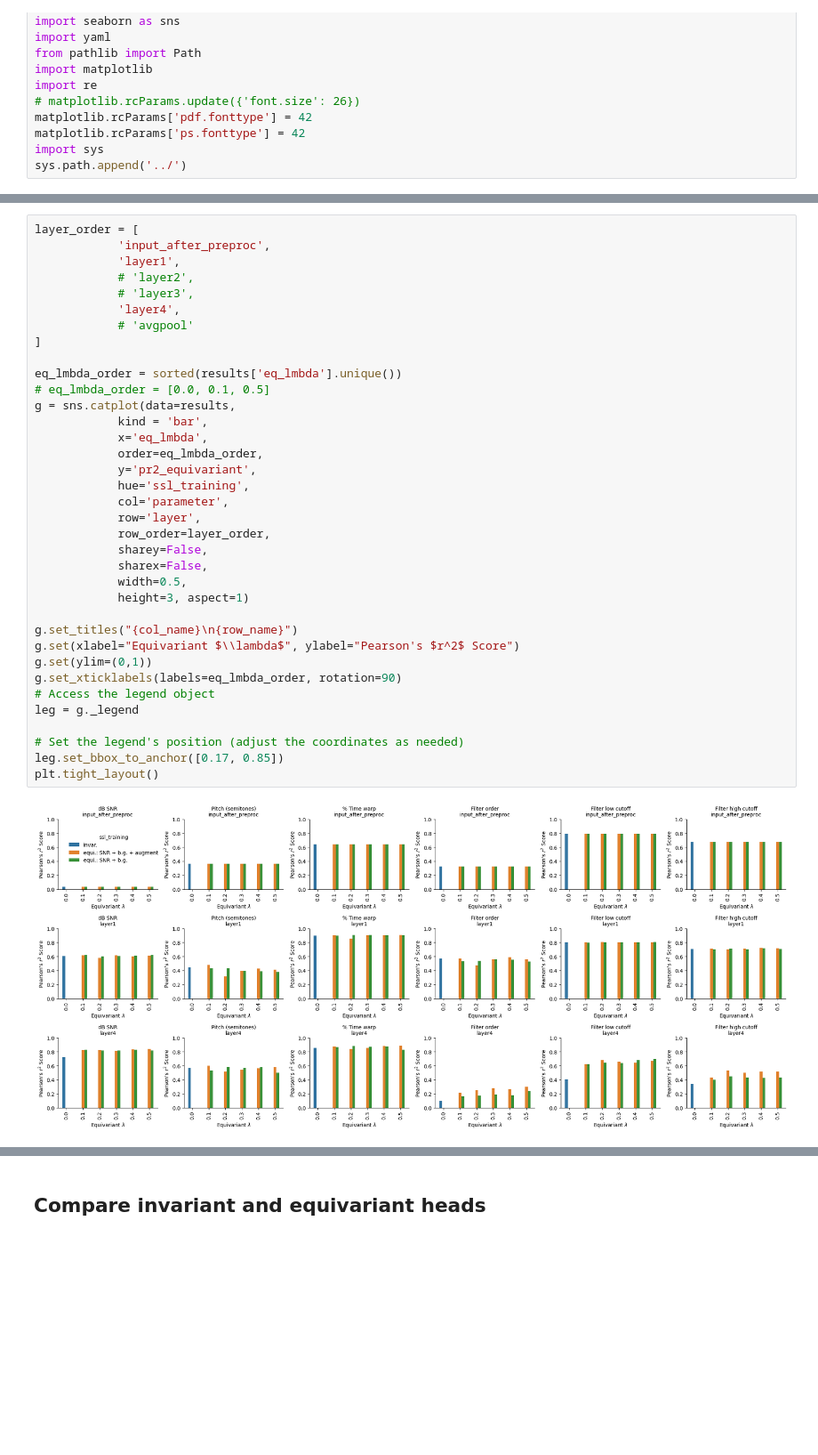
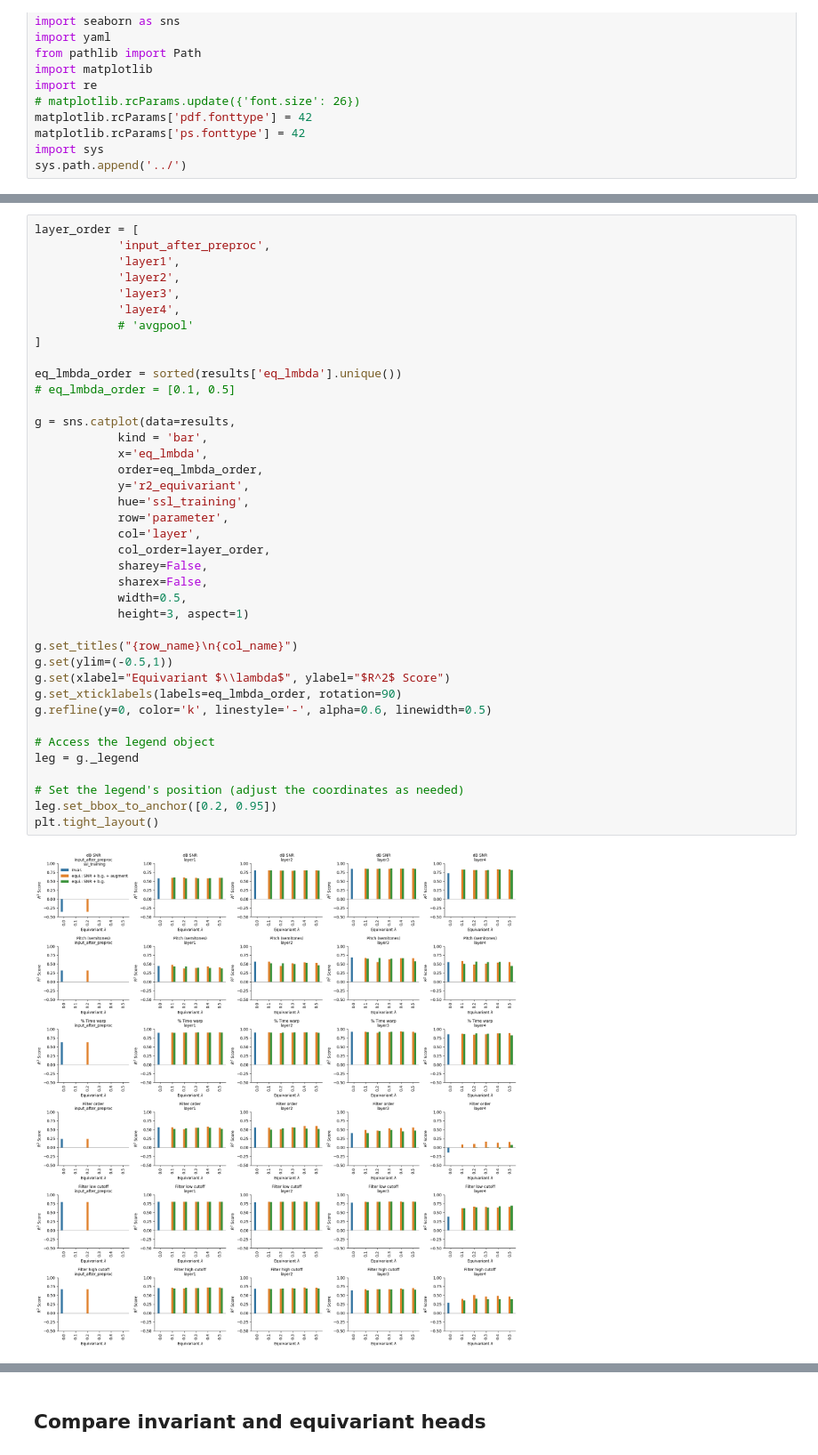
Before and after one commit to Feather-Lab/audio-ssl, a Jupyter notebook: notebooks/plot_parameter_decoding.ipynb, the cells around one changed output, grey strips where cells are left out. Shown at 89% size. Drawn from its saved outputs; the diff is of its cells as text; blank space fills up the shorter version.

```diff
--- a/notebooks/plot_parameter_decoding.ipynb
+++ b/notebooks/plot_parameter_decoding.ipynb
@@ -108,38 +184,41 @@ results[results.layer.str.contains('input') & (results.eq_lmbda.isin([0.1,0.5]))
 # %%
 layer_order = [
             'input_after_preproc',
             'layer1',
-            # 'layer2',
-            # 'layer3',
+            'layer2',
+            'layer3',
             'layer4',
             # 'avgpool'
 ]
 
 eq_lmbda_order = sorted(results['eq_lmbda'].unique())
-# eq_lmbda_order = [0.0, 0.1, 0.5]
+# eq_lmbda_order = [0.1, 0.5]
+
 g = sns.catplot(data=results,
             kind = 'bar',
             x='eq_lmbda',
             order=eq_lmbda_order,
-            y='pr2_equivariant',
+            y='r2_equivariant',
             hue='ssl_training',
-            col='parameter',
-            row='layer',
-            row_order=layer_order,
+            row='parameter',
+            col='layer',
+            col_order=layer_order,
             sharey=False,
             sharex=False,
             width=0.5,
             height=3, aspect=1)
 
-g.set_titles("{col_name}\n{row_name}")
-g.set(xlabel="Equivariant $\\lambda$", ylabel="Pearson's $r^2$ Score")
-g.set(ylim=(0,1))
+g.set_titles("{row_name}\n{col_name}")
+g.set(ylim=(-0.5,1))
+g.set(xlabel="Equivariant $\\lambda$", ylabel="$R^2$ Score")
 g.set_xticklabels(labels=eq_lmbda_order, rotation=90)
+g.refline(y=0, color='k', linestyle='-', alpha=0.6, linewidth=0.5)
+
 # Access the legend object
 leg = g._legend
 
 # Set the legend's position (adjust the coordinates as needed)
-leg.set_bbox_to_anchor([0.17, 0.85])
+leg.set_bbox_to_anchor([0.2, 0.95])
 plt.tight_layout()
 # %% [output]
-[figure, old version]
+[figure, new version]
```
Also changed, not shown: parts of 17 cells of this notebook, 19 other files.
